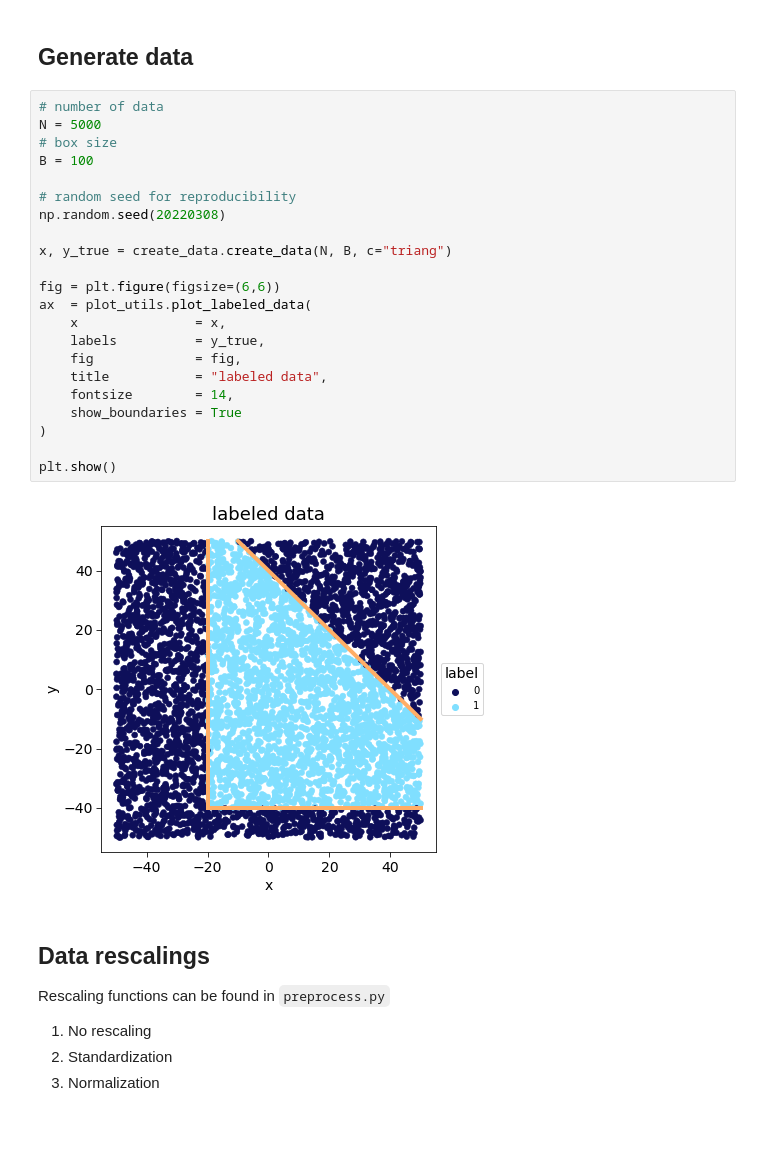
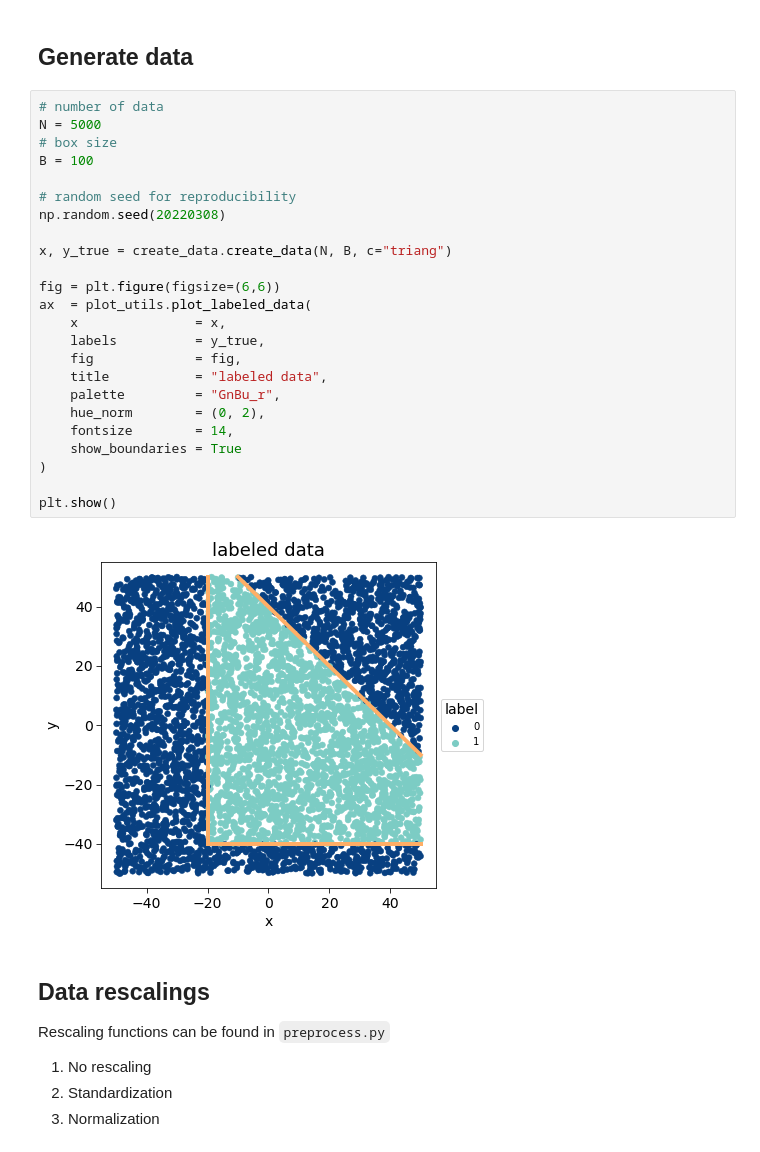
Before and after one commit to niklai99/LCP-modB, a Jupyter notebook: 02-DNN/02-DNN-3.ipynb, the cells around one changed output. Saved outputs shown, nothing was run; the diff lists cells and outputs as text.

```diff
--- a/02-DNN/02-DNN-3.ipynb
+++ b/02-DNN/02-DNN-3.ipynb
@@ -19,27 +19,29 @@ import time
 # %%
 # number of data
 N = 5000
 # box size
 B = 100
 
 # random seed for reproducibility
 np.random.seed(20220308)
 
 x, y_true = create_data.create_data(N, B, c="triang")
 
 fig = plt.figure(figsize=(6,6))
 ax  = plot_utils.plot_labeled_data(
     x               = x,
     labels          = y_true,
     fig             = fig,
     title           = "labeled data",
+    palette         = "GnBu_r",
+    hue_norm        = (0, 2),
     fontsize        = 14,
     show_boundaries = True
 )
 
 plt.show()
 # %% [output]
-[figure, old version]
+[figure, new version]
 # %% [markdown]
 ## Data rescalings
 
```
Also changed, not shown: parts of 18 cells of this notebook.
